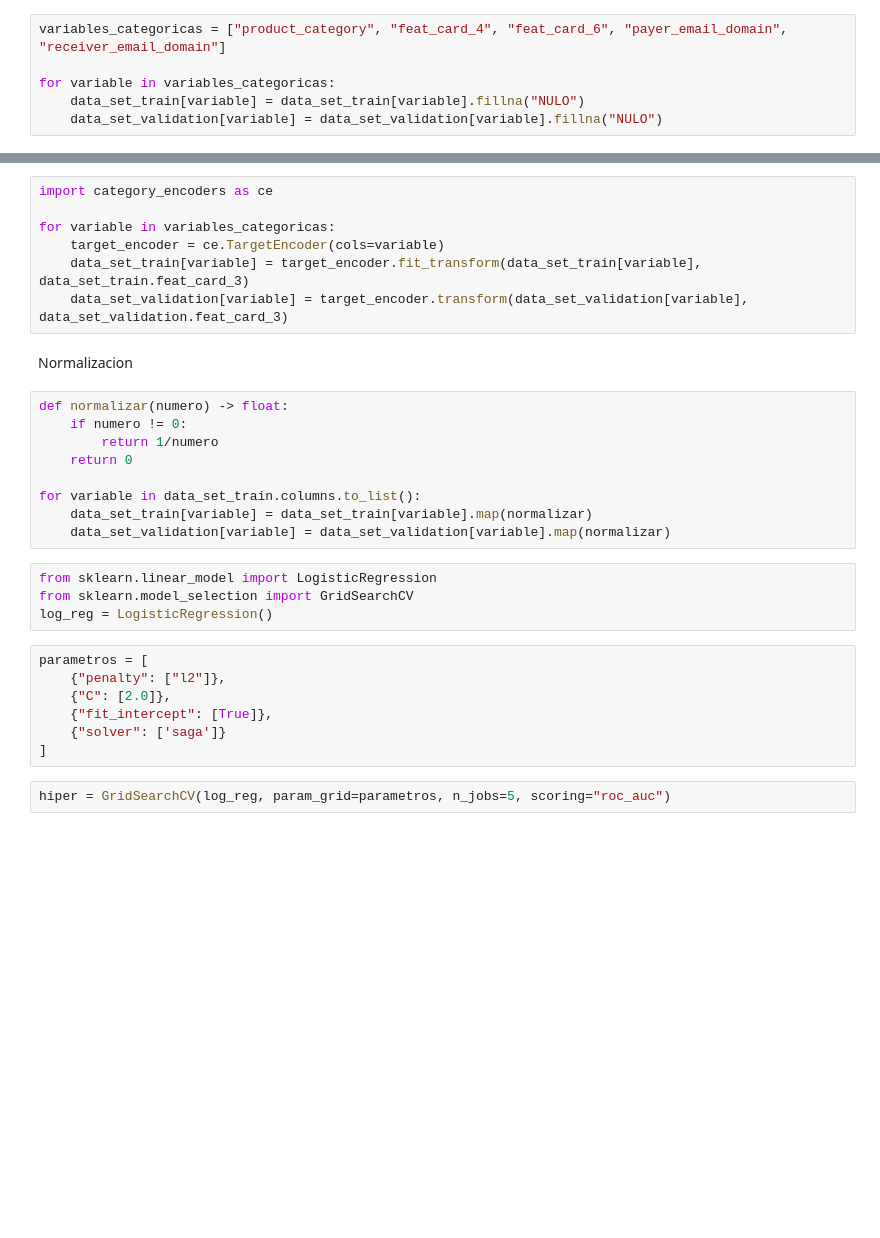
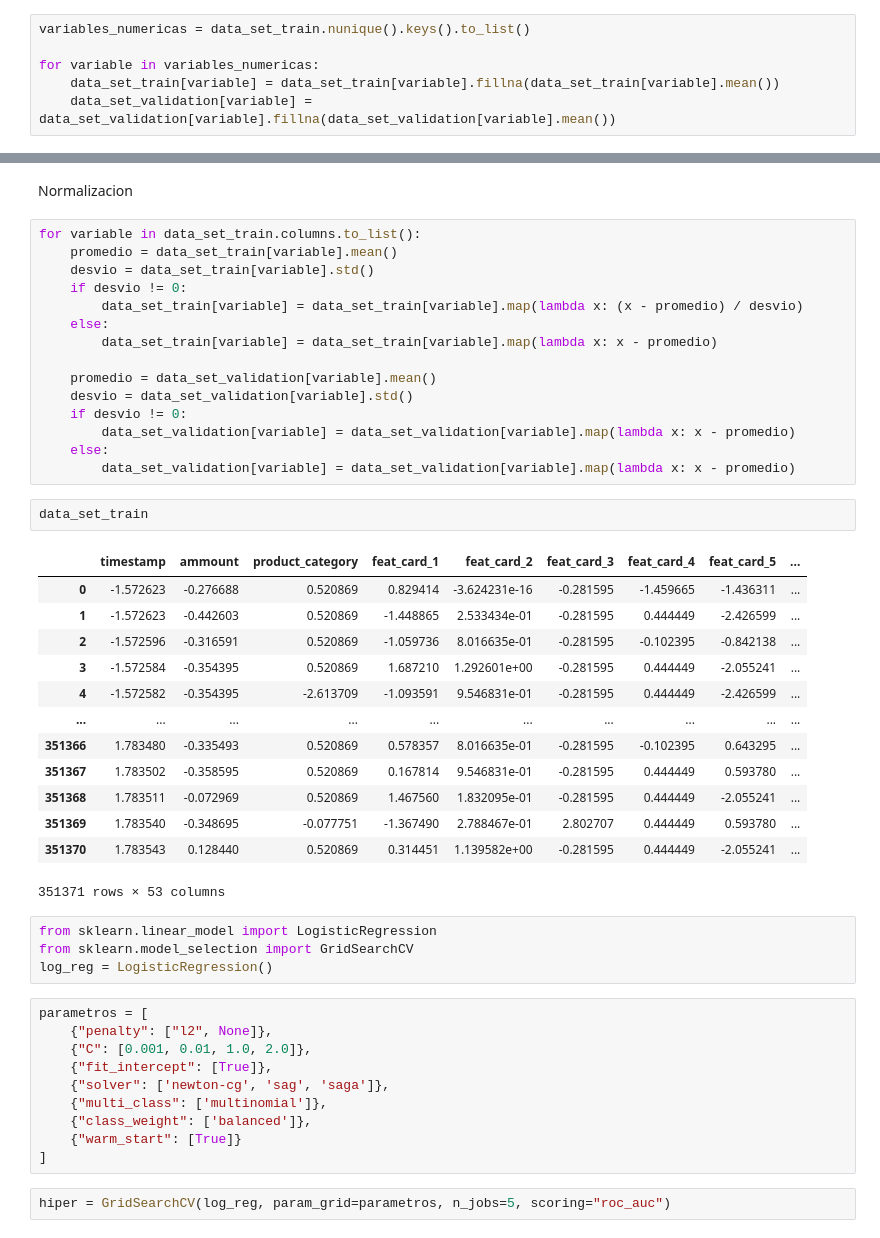
Before and after one commit to Brucejr09/Org-de-Datos-106828, a Jupyter notebook: machine_learning.ipynb, the cells around one changed output, grey strips where cells are left out. Cells and saved outputs as stored; diff of their text form; blank space fills up the shorter version.

```diff
--- a/machine_learning.ipynb
+++ b/machine_learning.ipynb
@@ -180,8 +188,8 @@ data_set_validation.select_dtypes("object")
 # %% [markdown]
 Manejo de NaN
 # %%
-variables_categoricas = ["product_category", "feat_card_4", "feat_card_6", "payer_email_domain", "receiver_email_domain"]
+variables_numericas = data_set_train.nunique().keys().to_list()
 
-for variable in variables_categoricas:
-    data_set_train[variable] = data_set_train[variable].fillna("NULO")
-    data_set_validation[variable] = data_set_validation[variable].fillna("NULO")
+for variable in variables_numericas:
+    data_set_train[variable] = data_set_train[variable].fillna(data_set_train[variable].mean())
+    data_set_validation[variable] = data_set_validation[variable].fillna(data_set_validation[variable].mean())
@@ -215,31 +196,49 @@ cantidades_categoricas
-# %%
-import category_encoders as ce
-
-for variable in variables_categoricas:
-    target_encoder = ce.TargetEncoder(cols=variable)
-    data_set_train[variable] = target_encoder.fit_transform(data_set_train[variable], data_set_train.feat_card_3)
-    data_set_validation[variable] = target_encoder.transform(data_set_validation[variable], data_set_validation.feat_card_3)
 # %% [markdown]
 Normalizacion
-# %%
-def normalizar(numero) -> float:
-    if numero != 0:
-        return 1/numero
-    return 0
-
-for variable in data_set_train.columns.to_list():
-    data_set_train[variable] = data_set_train[variable].map(normalizar)
-    data_set_validation[variable] = data_set_validation[variable].map(normalizar)
+# %%
+for variable in data_set_train.columns.to_list():
+    promedio = data_set_train[variable].mean()
+    desvio = data_set_train[variable].std()
+    if desvio != 0:
+        data_set_train[variable] = data_set_train[variable].map(lambda x: (x - promedio) / desvio)
+    else:
+        data_set_train[variable] = data_set_train[variable].map(lambda x: x - promedio)
+
+    promedio = data_set_validation[variable].mean()
+    desvio = data_set_validation[variable].std()
+    if desvio != 0:
+        data_set_validation[variable] = data_set_validation[variable].map(lambda x: x - promedio)
+    else:
+        data_set_validation[variable] = data_set_validation[variable].map(lambda x: x - promedio)
+# %%
+data_set_train
+# %% [output]
+|  | timestamp | ammount | product_category | feat_card_1 | feat_card_2 | feat_card_3 | feat_card_4 | feat_card_5 | ... |
+| 0 | -1.572623 | -0.276688 | 0.520869 | 0.829414 | -3.624231e-16 | -0.281595 | -1.459665 | -1.436311 | ... |
+| 1 | -1.572623 | -0.442603 | 0.520869 | -1.448865 | 2.533434e-01 | -0.281595 | 0.444449 | -2.426599 | ... |
+| 2 | -1.572596 | -0.316591 | 0.520869 | -1.059736 | 8.016635e-01 | -0.281595 | -0.102395 | -0.842138 | ... |
+| 3 | -1.572584 | -0.354395 | 0.520869 | 1.687210 | 1.292601e+00 | -0.281595 | 0.444449 | -2.055241 | ... |
+| 4 | -1.572582 | -0.354395 | -2.613709 | -1.093591 | 9.546831e-01 | -0.281595 | 0.444449 | -2.426599 | ... |
+| ... | ... | ... | ... | ... | ... | ... | ... | ... | ... |
+| 351366 | 1.783480 | -0.335493 | 0.520869 | 0.578357 | 8.016635e-01 | -0.281595 | -0.102395 | 0.643295 | ... |
+| 351367 | 1.783502 | -0.358595 | 0.520869 | 0.167814 | 9.546831e-01 | -0.281595 | 0.444449 | 0.593780 | ... |
+| 351368 | 1.783511 | -0.072969 | 0.520869 | 1.467560 | 1.832095e-01 | -0.281595 | 0.444449 | -2.055241 | ... |
+| 351369 | 1.783540 | -0.348695 | -0.077751 | -1.367490 | 2.788467e-01 | 2.802707 | 0.444449 | 0.593780 | ... |
+| 351370 | 1.783543 | 0.128440 | 0.520869 | 0.314451 | 1.139582e+00 | -0.281595 | 0.444449 | -2.055241 | ... |
+351371 rows × 53 columns
 # %%
 from sklearn.linear_model import LogisticRegression
 from sklearn.model_selection import GridSearchCV
 log_reg = LogisticRegression()
 # %%
 parametros = [
-    {"penalty": ["l2"]},
-    {"C": [2.0]},
+    {"penalty": ["l2", None]},
+    {"C": [0.001, 0.01, 1.0, 2.0]},
     {"fit_intercept": [True]},
-    {"solver": ['saga']}
+    {"solver": ['newton-cg', 'sag', 'saga']},
+    {"multi_class": ['multinomial']},
+    {"class_weight": ['balanced']},
+    {"warm_start": [True]}
 ]
 # %%
 hiper = GridSearchCV(log_reg, param_grid=parametros, n_jobs=5, scoring="roc_auc")
```
Also changed, not shown: parts of 31 cells of this notebook.
